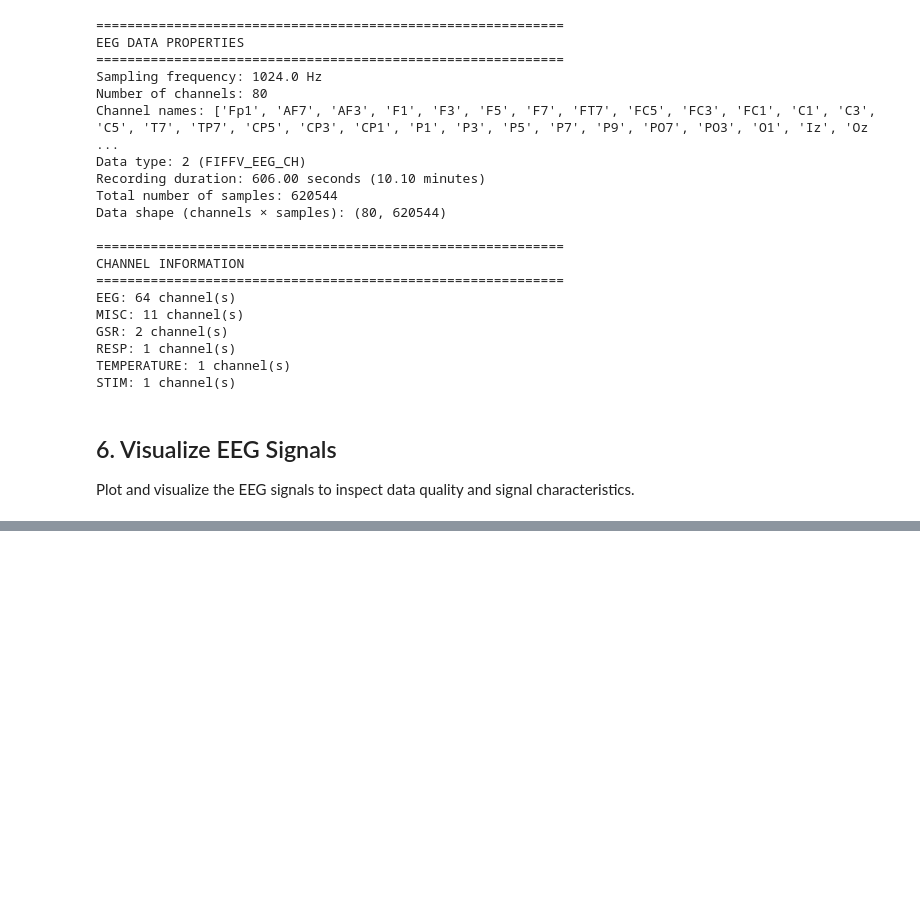
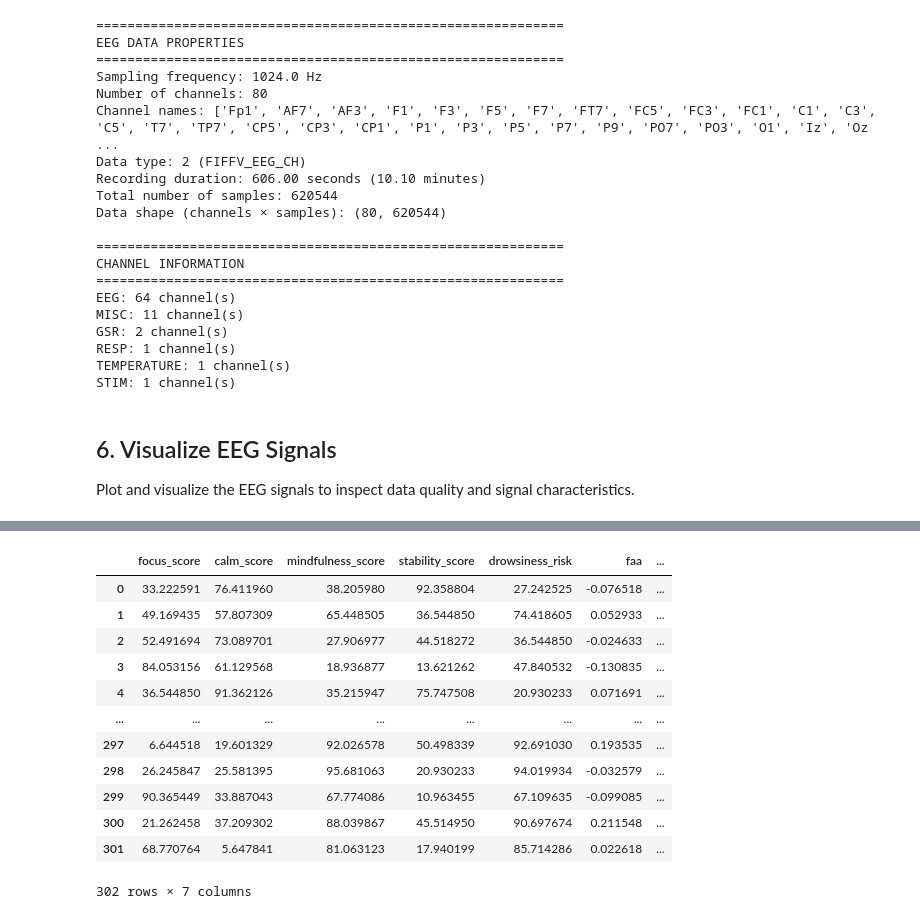
Before and after one commit to bintaDouk/EEG-Meditation-App, a Jupyter notebook: BIDS_EEG_Reader.ipynb, the cells around one changed output, grey strips where cells are left out. Drawn from its saved outputs; the diff is of its cells as text; code cells hidden in the pictures; blank space fills up the shorter version.

```diff
--- a/BIDS_EEG_Reader.ipynb
+++ b/BIDS_EEG_Reader.ipynb
@@ -1160,0 +886,16 @@ def feature_extraction(raw_clean):
+# %%
+df_scores
+# %% [output]
+|  | focus_score | calm_score | mindfulness_score | stability_score | drowsiness_risk | faa | ... |
+| 0 | 33.222591 | 76.411960 | 38.205980 | 92.358804 | 27.242525 | -0.076518 | ... |
+| 1 | 49.169435 | 57.807309 | 65.448505 | 36.544850 | 74.418605 | 0.052933 | ... |
+| 2 | 52.491694 | 73.089701 | 27.906977 | 44.518272 | 36.544850 | -0.024633 | ... |
+| 3 | 84.053156 | 61.129568 | 18.936877 | 13.621262 | 47.840532 | -0.130835 | ... |
+| 4 | 36.544850 | 91.362126 | 35.215947 | 75.747508 | 20.930233 | 0.071691 | ... |
+| ... | ... | ... | ... | ... | ... | ... | ... |
+| 297 | 6.644518 | 19.601329 | 92.026578 | 50.498339 | 92.691030 | 0.193535 | ... |
+| 298 | 26.245847 | 25.581395 | 95.681063 | 20.930233 | 94.019934 | -0.032579 | ... |
+| 299 | 90.365449 | 33.887043 | 67.774086 | 10.963455 | 67.109635 | -0.099085 | ... |
+| 300 | 21.262458 | 37.209302 | 88.039867 | 45.514950 | 90.697674 | 0.211548 | ... |
+| 301 | 68.770764 | 5.647841 | 81.063123 | 17.940199 | 85.714286 | 0.022618 | ... |
+302 rows × 7 columns
```
Also changed, not shown: parts of 10 cells of this notebook.
